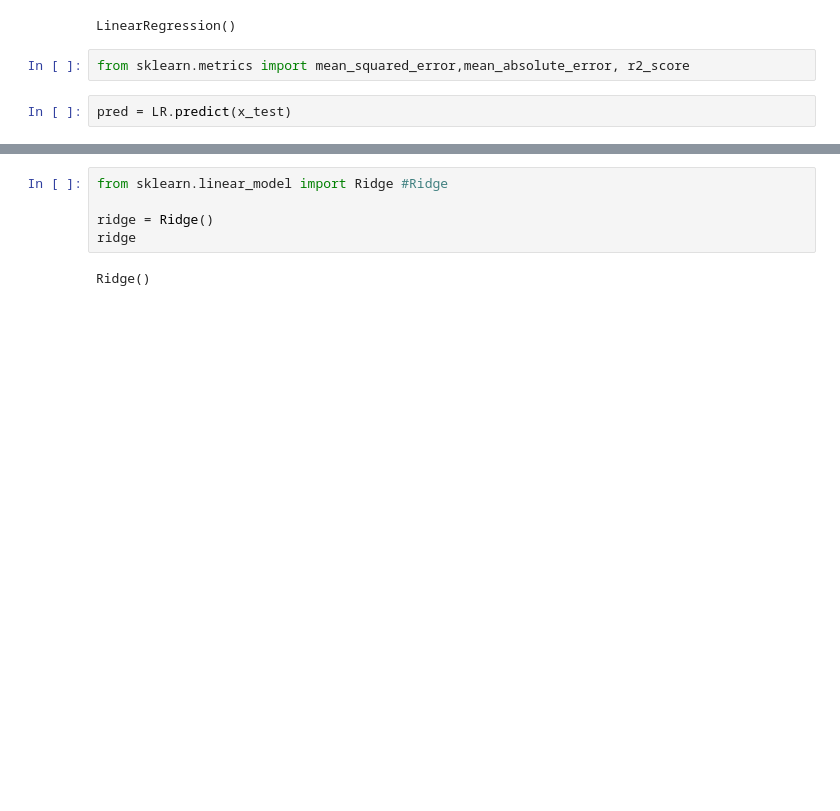
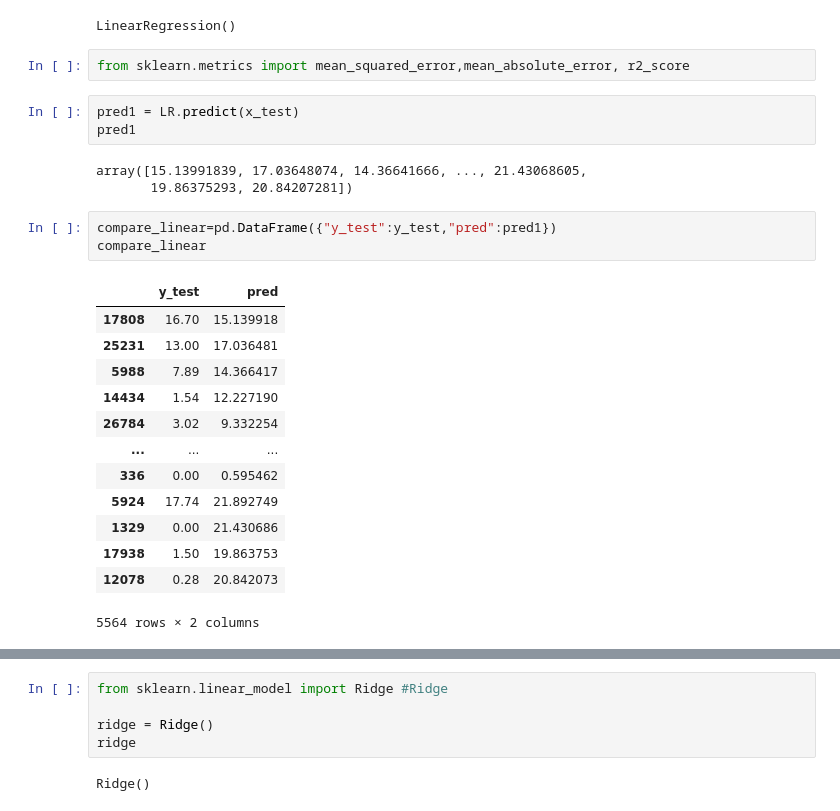
Before and after one commit to Muluken1Walle/Suicide-Rates, a Jupyter notebook: SuicideProject.ipynb, the cells around one changed output, grey strips where cells are left out. Saved outputs shown, nothing was run; the diff lists cells and outputs as text; blank space fills up the shorter version.

```diff
--- a/SuicideProject.ipynb
+++ b/SuicideProject.ipynb
@@ -437,7 +366,28 @@ LinearRegression()
 # %%
 from sklearn.metrics import mean_squared_error,mean_absolute_error, r2_score
 # %%
-pred = LR.predict(x_test)
+pred1 = LR.predict(x_test)
+pred1
+# %% [output]
+array([15.13991839, 17.03648074, 14.36641666, ..., 21.43068605,
+       19.86375293, 20.84207281])
+# %%
+compare_linear=pd.DataFrame({"y_test":y_test,"pred":pred1})
+compare_linear
+# %% [output]
+|  | y_test | pred |
+| 17808 | 16.70 | 15.139918 |
+| 25231 | 13.00 | 17.036481 |
+| 5988 | 7.89 | 14.366417 |
+| 14434 | 1.54 | 12.227190 |
+| 26784 | 3.02 | 9.332254 |
+| ... | ... | ... |
+| 336 | 0.00 | 0.595462 |
+| 5924 | 17.74 | 21.892749 |
+| 1329 | 0.00 | 21.430686 |
+| 17938 | 1.50 | 19.863753 |
+| 12078 | 0.28 | 20.842073 |
+5564 rows × 2 columns
 # %%
  print('Mean Absolute Error of linear regression:',mean_absolute_error(pred, y_test))
 print('Mean Square Error of linear regression:', mean_squared_error(pred, y_test))
```
Also changed, not shown: parts of 33 cells of this notebook.
